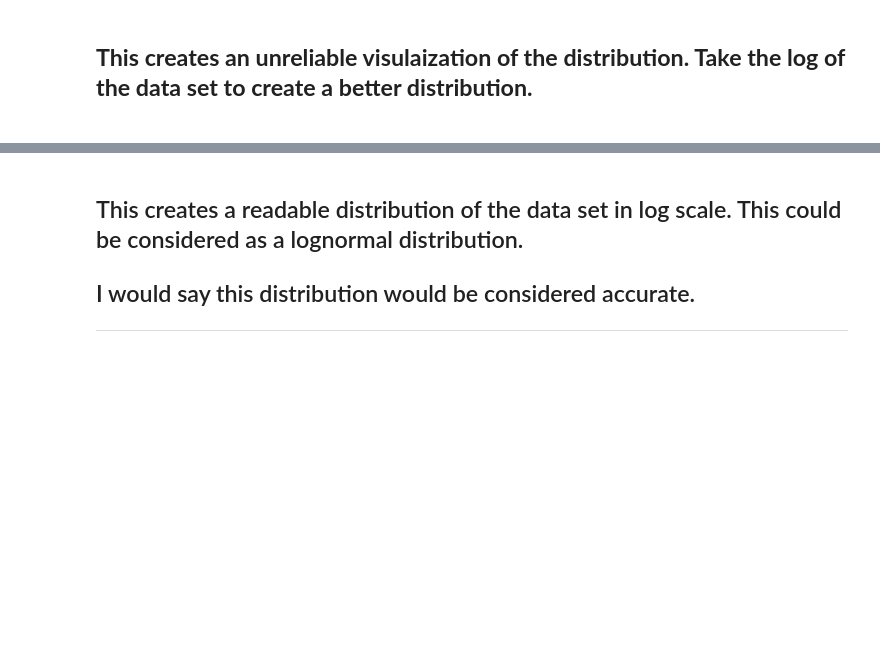
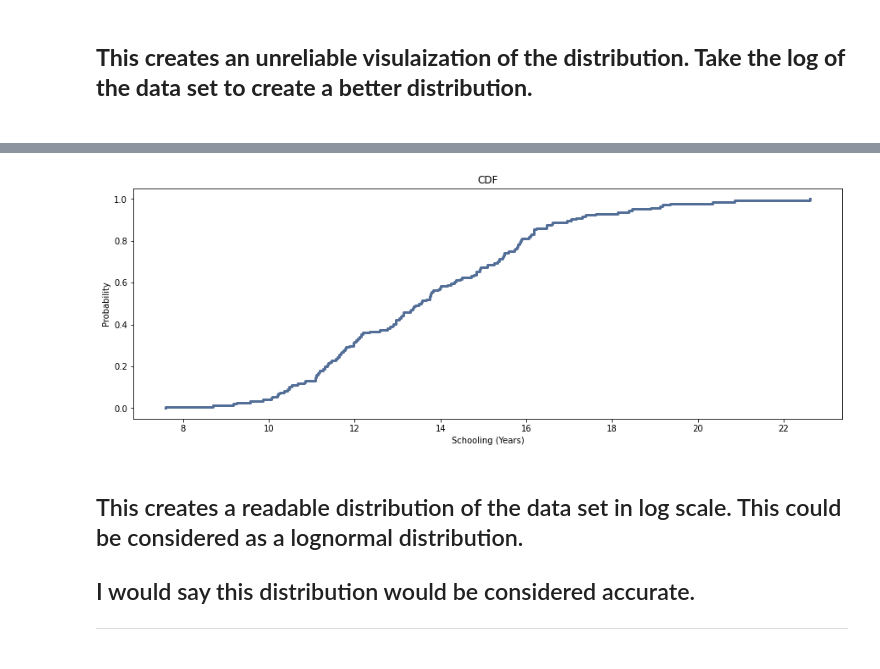
Before and after one commit to JohnHare7/3450_Asn2_Students, a Jupyter notebook: asn2Workbook_JohnHare.ipynb, the cells around one changed output, grey strips where cells are left out. Cells and saved outputs as stored; diff of their text form; code cells hidden in the pictures; blank space fills up the shorter version.

```diff
--- a/asn2Workbook_JohnHare.ipynb
+++ b/asn2Workbook_JohnHare.ipynb
@@ -193,3 +204,12 @@ plt.show()
+# %%
+cdf_GDP_log = thinkstats2.Cdf(dfLE['GDP/capita_log'])
+thinkplot.Cdf(cdf_GDP_log)
+plt.title('CDF')
+plt.ylabel('Probability')
+plt.xlabel('Schooling (Years)')
+thinkplot.Config()
+# %% [output]
+[figure, added]
 # %% [markdown]
 <h2>This creates a readable distribution of the data set in log scale. This could be considered as a lognormal distribution.<h2>
 <il>
```
Also changed, not shown: parts of 2 cells of this notebook.
